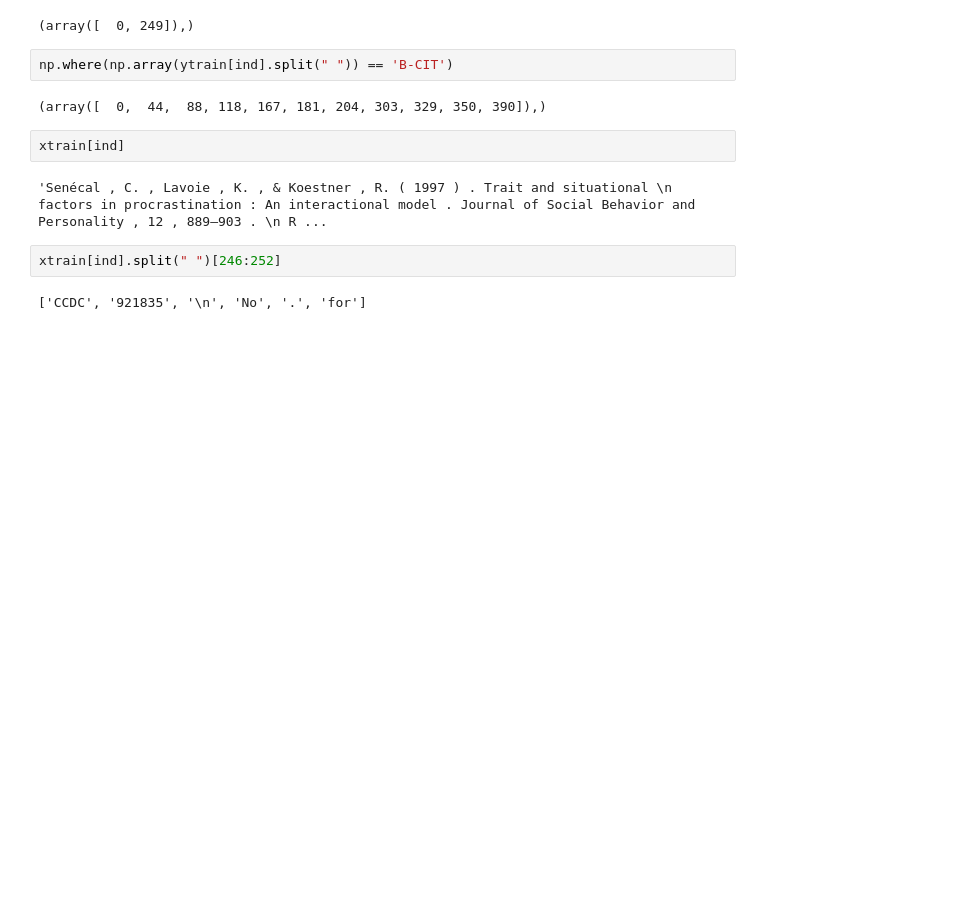
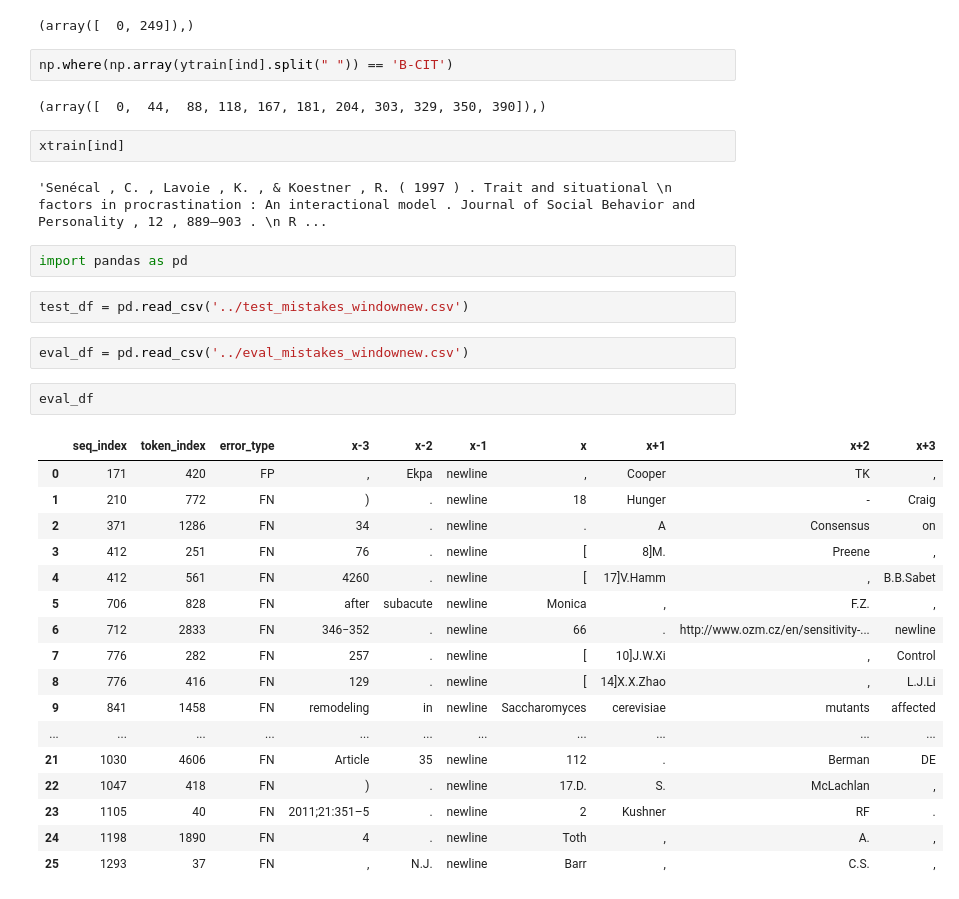
Before and after one commit to barmanu/dp-dpo-citation-bio-trainer, a Jupyter notebook: notebooks/test_window.ipynb, the cells around one changed output. Cells and saved outputs as stored; diff of their text form; blank space fills up the shorter version.

```diff
--- a/notebooks/test_window.ipynb
+++ b/notebooks/test_window.ipynb
@@ -794,7 +794,29 @@ np.where(np.array(ytrain[ind].split(" ")) == 'B-CIT')
 xtrain[ind]
 # %% [output]
 'Senécal , C. , Lavoie , K. , & Koestner , R. ( 1997 ) . Trait and situational \n factors in procrastination : An interactional model . Journal of Social Behavior and Personality , 12 , 889–903 . \n R ...
-# %%
-xtrain[ind].split(" ")[246:252]
-# %% [output]
-['CCDC', '921835', '\n', 'No', '.', 'for']
+# %%
+import pandas as pd
+# %%
+test_df = pd.read_csv('../test_mistakes_windownew.csv')
+# %%
+eval_df = pd.read_csv('../eval_mistakes_windownew.csv')
+# %%
+eval_df
+# %% [output]
+|  | seq_index | token_index | error_type | x-3 | x-2 | x-1 | x | x+1 | x+2 | x+3 |
+| 0 | 171 | 420 | FP | , | Ekpa | newline | , | Cooper | TK | , |
+| 1 | 210 | 772 | FN | ) | . | newline | 18 | Hunger | - | Craig |
+| 2 | 371 | 1286 | FN | 34 | . | newline | . | A | Consensus | on |
+| 3 | 412 | 251 | FN | 76 | . | newline | [ | 8]M. | Preene | , |
+| 4 | 412 | 561 | FN | 4260 | . | newline | [ | 17]V.Hamm | , | B.B.Sabet |
+| 5 | 706 | 828 | FN | after | subacute | newline | Monica | , | F.Z. | , |
+| 6 | 712 | 2833 | FN | 346−352 | . | newline | 66 | . | http://www.ozm.cz/en/sensitivity-... | newline |
+| 7 | 776 | 282 | FN | 257 | . | newline | [ | 10]J.W.Xi | , | Control |
+| 8 | 776 | 416 | FN | 129 | . | newline | [ | 14]X.X.Zhao | , | L.J.Li |
+| 9 | 841 | 1458 | FN | remodeling | in | newline | Saccharomyces | cerevisiae | mutants | affected |
+| ... | ... | ... | ... | ... | ... | ... | ... | ... | ... | ... |
+| 21 | 1030 | 4606 | FN | Article | 35 | newline | 112 | . | Berman | DE |
+| 22 | 1047 | 418 | FN | ) | . | newline | 17.D. | S. | McLachlan | , |
+| 23 | 1105 | 40 | FN | 2011;21:351–5 | . | newline | 2 | Kushner | RF | . |
+| 24 | 1198 | 1890 | FN | 4 | . | newline | Toth | , | A. | , |
+| 25 | 1293 | 37 | FN | , | N.J. | newline | Barr | , | C.S. | , |
```
Also changed, not shown: 4 other files.
